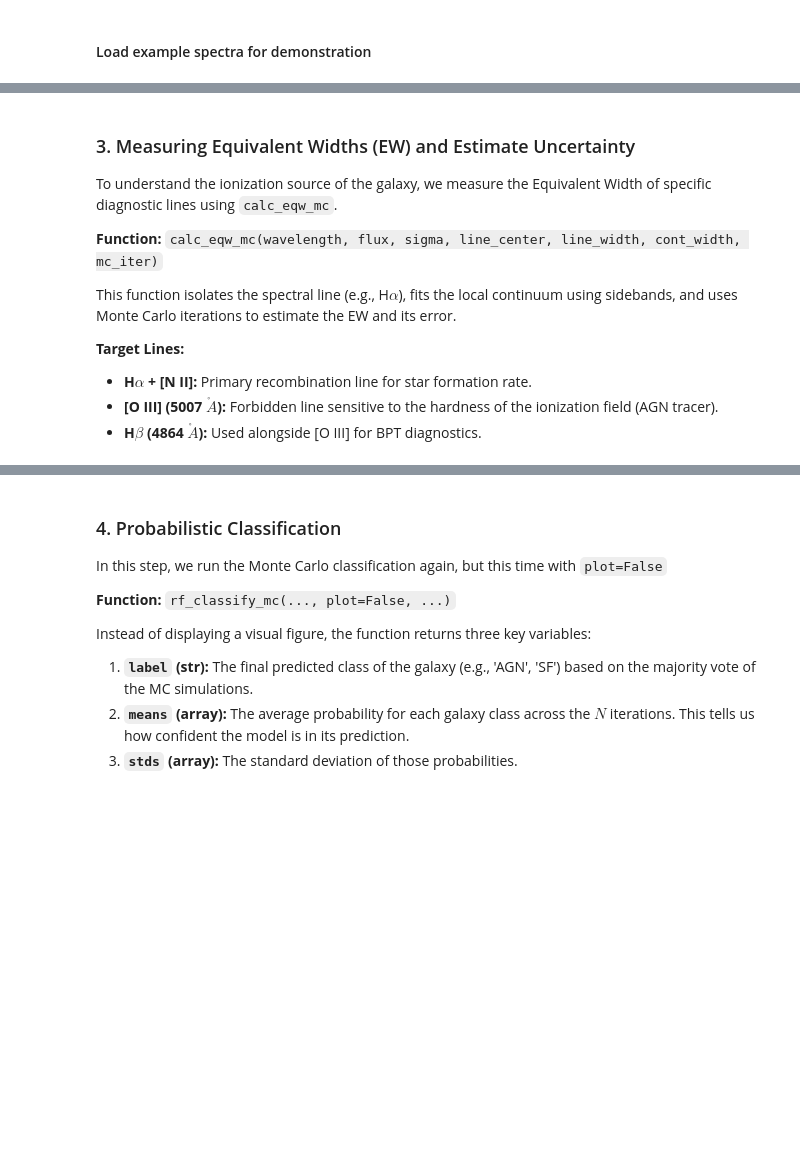
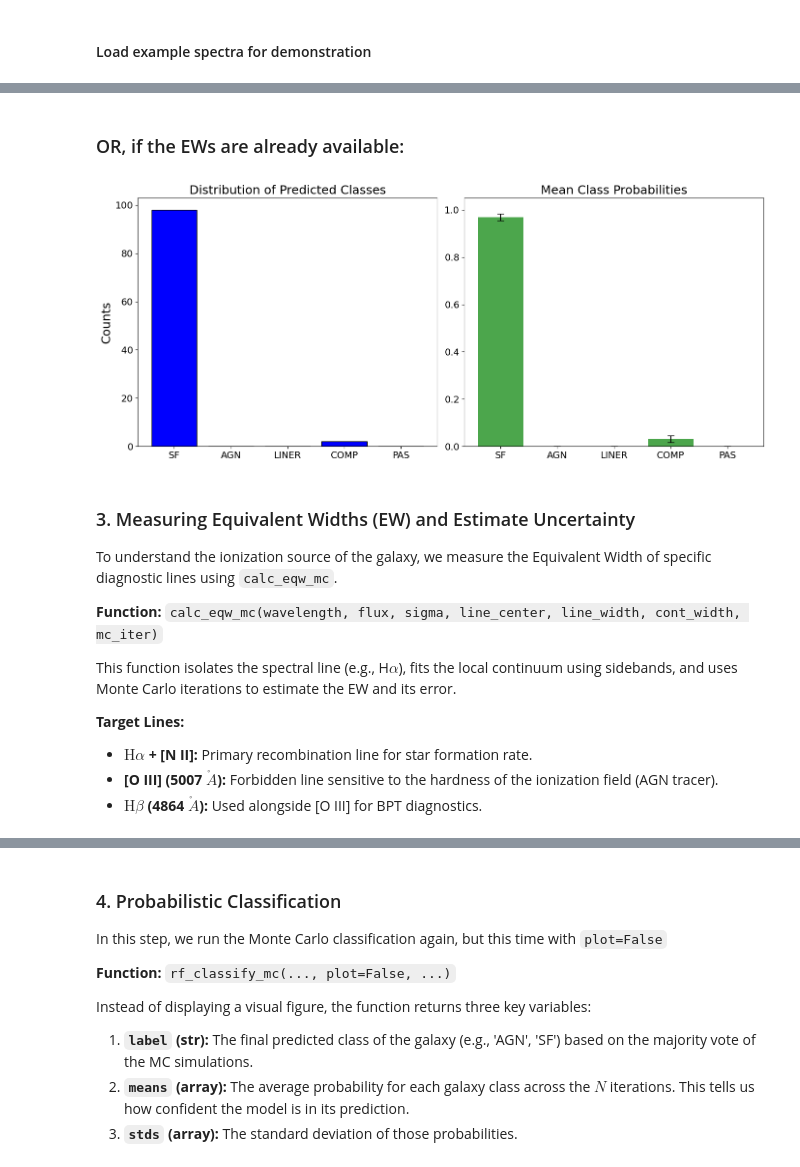
Before and after one commit to BabisDaoutis/OptSpecClassifier, a Jupyter notebook: Notebooks/Classification_example.ipynb, the cells around one changed output, grey strips where cells are left out. Cells and saved outputs as stored; diff of their text form; code cells hidden in the pictures; blank space fills up the shorter version.

Commit message:
Updates for classification with existing EW measurements

```diff
--- a/Notebooks/Classification_example.ipynb
+++ b/Notebooks/Classification_example.ipynb
@@ -71,3 +75,12 @@ ewc.rf_classify_mc(wavelength, flux, var, clf, scaler_sv, True, n_mc=100)
+# %% [markdown]
+### OR, if the EWs are already available:
+# %%
+EWs = [-97.55, -9.28, -10.18] # Example of existing measuremnts
+EWs_unc = [1.37, 0.43, 0.38]
+
+ewc.rf_classify_mc_EWs(EWs, EWs_unc, clf, scaler_sv, plot=True, n_mc=100)
+# %% [output]
+[figure, added]
 # %% [markdown]
 ### 3. Measuring Equivalent Widths (EW) and Estimate Uncertainty
 To understand the ionization source of the galaxy, we measure the Equivalent Width of specific diagnostic lines using `calc_eqw_mc`.
@@ -77,9 +90,9 @@ To understand the ionization source of the galaxy, we measure the Equivalent Wid
 This function isolates the spectral line (e.g., H$\alpha$), fits the local continuum using sidebands, and uses Monte Carlo iterations to estimate the EW and its error.
 
 **Target Lines:**
-* **H$\alpha$ + [N II]:** Primary recombination line for star formation rate.
+* **$\mathrm{H}\alpha$ + [N II]:** Primary recombination line for star formation rate.
 * **[O III] (5007 $\mathring{A}$):** Forbidden line sensitive to the hardness of the ionization field (AGN tracer).
-* **H$\beta$ (4864 $\mathring{A}$):** Used alongside [O III] for BPT diagnostics.
+* **$\mathrm{H}\beta$ (4864 $\mathring{A}$):** Used alongside [O III] for BPT diagnostics.
 # %%
 EW_Ha_NII, e_EW_Ha_NII = ewc.calc_eqw_mc(wavelength, flux, var, line_center = 6566, line_width = 80, cont_width = 10, mc_iter=100)
 print(f'Mean EW of Ha + [NIII]: {EW_Ha_NII:.2f} A,\nSTD EW of Ha + [NIII]: {e_EW_Ha_NII:.2f} A')
```
Also changed, not shown: parts of 12 cells of this notebook, 2 other files.
